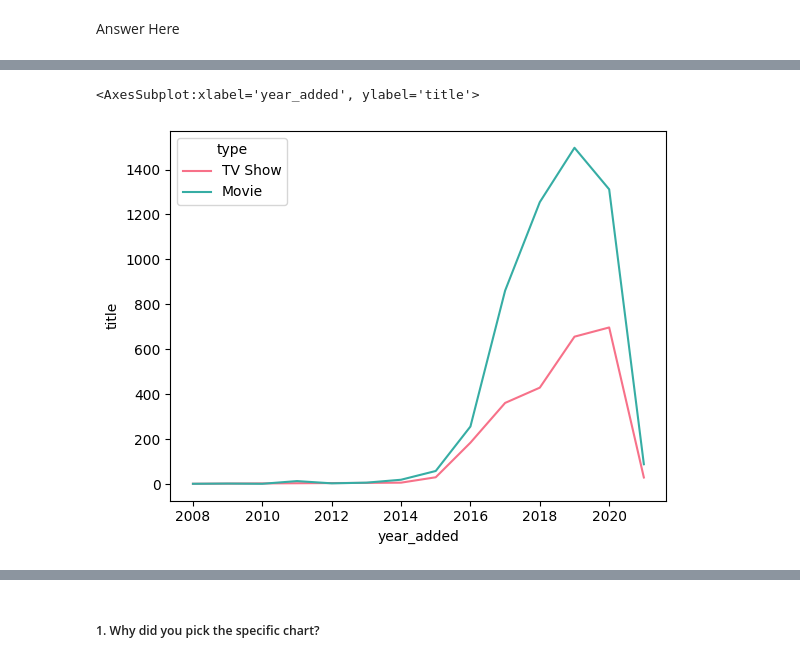
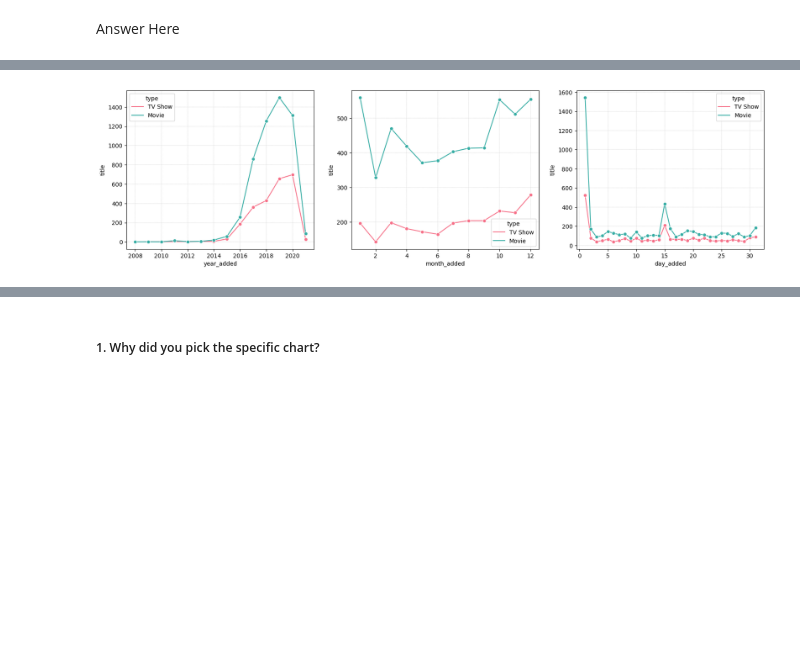
Before and after one commit to Shahrukh2016/Netflix_Movies_and_TV_Shows_Clustering, a Jupyter notebook: IndividualColab_NetflixMoviesAndTvShowsClustering.ipynb, the cells around one changed output, grey strips where cells are left out. Saved outputs shown, nothing was run; the diff lists cells and outputs as text; code cells hidden in the pictures; blank space fills up the shorter version.

```diff
--- a/IndividualColab_NetflixMoviesAndTvShowsClustering.ipynb
+++ b/IndividualColab_NetflixMoviesAndTvShowsClustering.ipynb
@@ -966,3 +956,0 @@ df.head()
-# %%
-df_month = df.groupby(['month_added']).agg({'title':'nunique'}).reset_index().sort_values(by=['month_added'],ascending=True)
-df_month
@@ -1069,6 +1027,11 @@ df.sample(4)
 # %%
-df_year = df.groupby(['year_added','type']).agg({'title':'nunique'}).reset_index().sort_values(by=['year_added'],ascending=False)
-sns.lineplot(x = 'year_added',y='title', data = df_year, palette='husl',hue=df_year['type'])
+interval= ['year_added','month_added','day_added']
+plt.figure(figsize=(20,5))
+for i,j in enumerate(interval):
+  plt.subplot(1,3,i+1)
+  df_interval = df.groupby([j,'type']).agg({'title':'nunique'}).reset_index().sort_values(by=[j],ascending=False)
+  sns.lineplot(x = j,y='title', data = df_interval, palette = 'husl', hue = df_interval['type'], marker = 'o')
+  plt.grid(linestyle='--', linewidth=0.3)
+plt.show()
 # %% [output]
-<AxesSubplot:xlabel='year_added', ylabel='title'>
-[figure, old version]
+[figure, new version]
```
Also changed, not shown: parts of 19 cells of this notebook.
